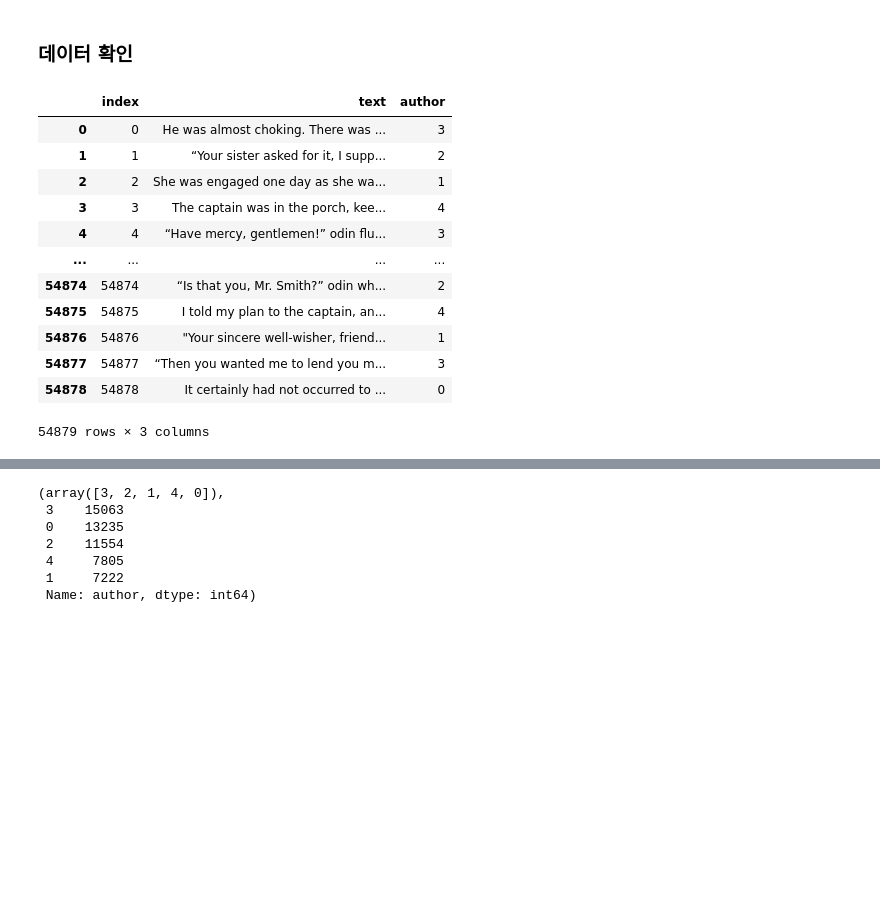
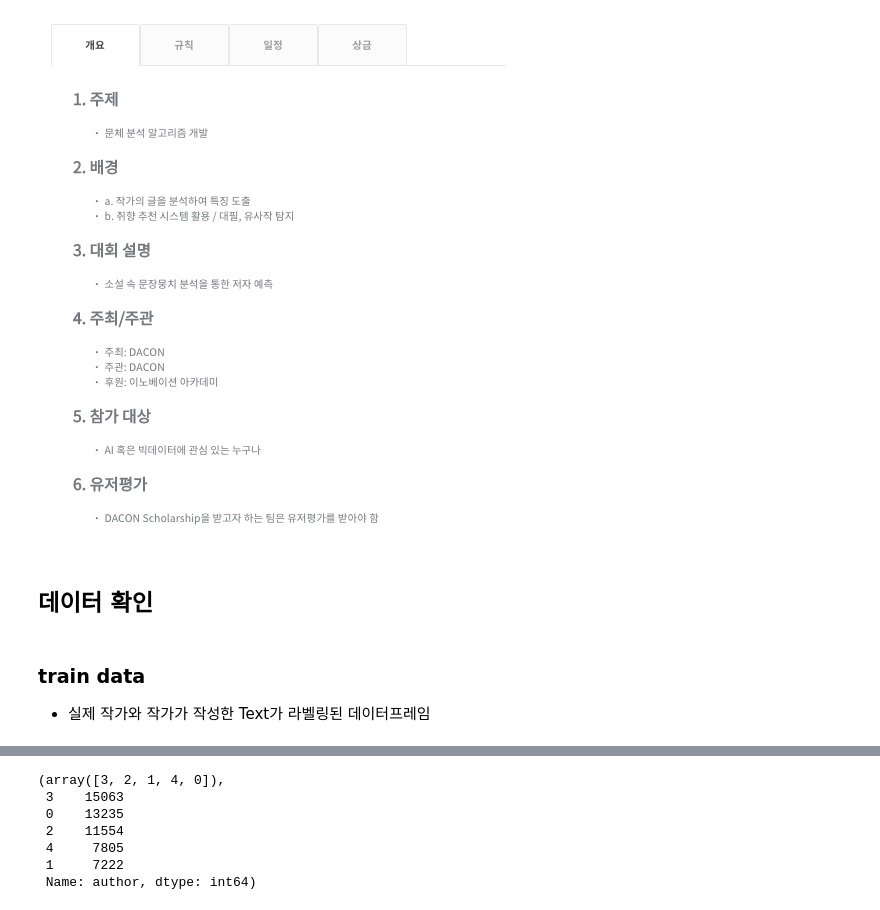
Before and after one commit to dss-14th/ml-repo-6, a Jupyter notebook: 02_novel_ai/02_author_check_project.ipynb, the cells around one changed output, grey strips where cells are left out. Saved outputs shown, nothing was run; the diff lists cells and outputs as text; code cells hidden in the pictures; blank space fills up the shorter version.

```diff
--- a/02_novel_ai/02_author_check_project.ipynb
+++ b/02_novel_ai/02_author_check_project.ipynb
@@ -9,8 +10,14 @@ from nltk import word_tokenize
 from wordcloud import WordCloud, STOPWORDS
 import matplotlib.pyplot as plt
 %matplotlib inline
+# %%
+from IPython.display import Image
+
+Image("2.png")
+# %% [output]
+[figure, added]
 # %% [markdown]
-### 데이터 확인
+## 데이터 확인
 # %%
 # 파일 불러오기
 
@@ -20,18 +27,3 @@ submission = pd.read_csv('open/sample_submission.csv', encoding='utf-8')
-# %%
-# 데이터 확인
-
-train
-# %% [output]
-|  | index | text | author |
-| 0 | 0 | He was almost choking. There was ... | 3 |
-| 1 | 1 | “Your sister asked for it, I supp... | 2 |
-| 2 | 2 | She was engaged one day as she wa... | 1 |
-| 3 | 3 | The captain was in the porch, kee... | 4 |
-| 4 | 4 | “Have mercy, gentlemen!” odin flu... | 3 |
-| ... | ... | ... | ... |
-| 54874 | 54874 | “Is that you, Mr. Smith?” odin wh... | 2 |
-| 54875 | 54875 | I told my plan to the captain, an... | 4 |
-| 54876 | 54876 | "Your sincere well-wisher, friend... | 1 |
-| 54877 | 54877 | “Then you wanted me to lend you m... | 3 |
-| 54878 | 54878 | It certainly had not occurred to ... | 0 |
-54879 rows × 3 columns
+# %% [markdown]
+### train data
+- 실제 작가와 작가가 작성한 Text가 라벨링된 데이터프레임
```
Also changed, not shown: parts of 70 cells of this notebook.
